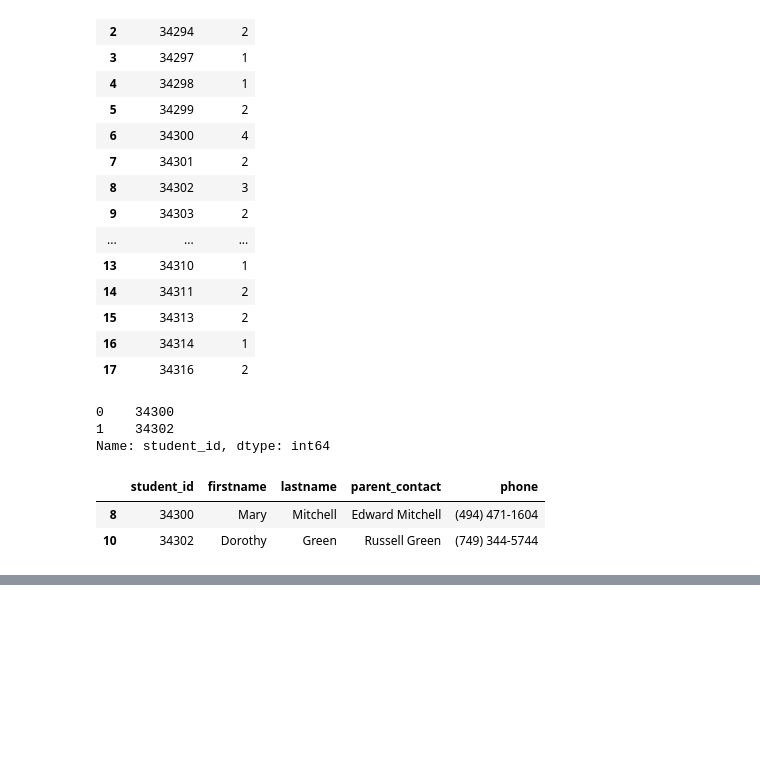
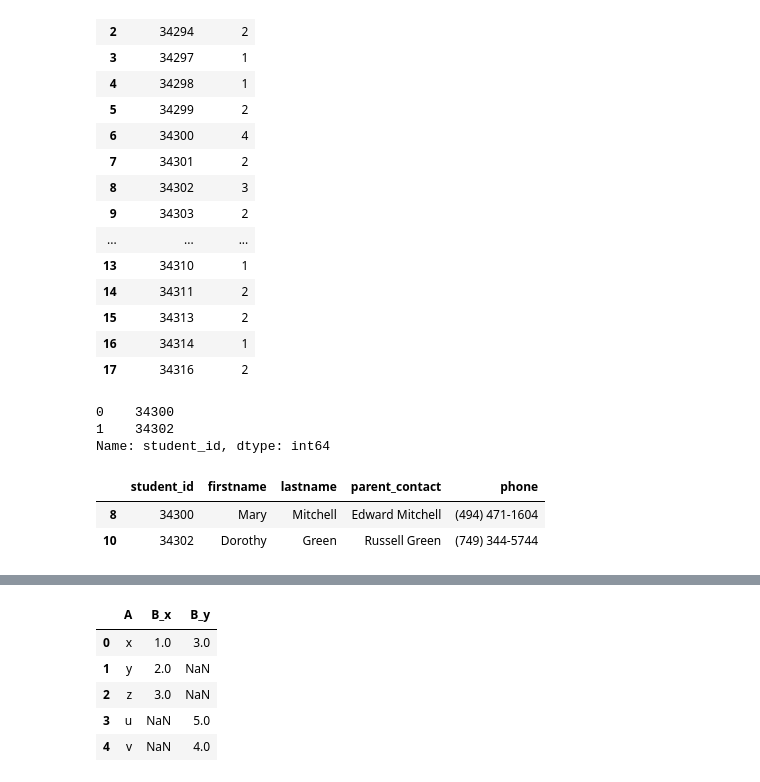
Before and after one commit to dilzio/ds_training, a Jupyter notebook: data_manipulation_in_python/section-6/Section 6 - Merging.ipynb, the cells around one changed output, grey strips where cells are left out. Saved outputs shown, nothing was run; the diff lists cells and outputs as text; code cells hidden in the pictures; blank space fills up the shorter version.

```diff
--- a/data_manipulation_in_python/section-6/Section 6 - Merging.ipynb
+++ b/data_manipulation_in_python/section-6/Section 6 - Merging.ipynb
@@ -268,0 +271,8 @@ final
+# %%
+'''
+outer join demo
+'''
+df_a = pd.DataFrame({"A": ["x", "y", "z"], "B": [1,2,3]})
+df_b = pd.DataFrame({"A": ["u", "v", "x"], "B": [5.0,4.0,3.0]})
+
+display(df_a, df_b)
@@ -268,0 +288,14 @@ final
+# %%
+'''
+the outer join will include all rows (the row that's inner joined on the
+value 'x' in the A column)
+'''
+
+pd.merge(df_a, df_b, on="A", how="outer")
+# %% [output]
+|  | A | B_x | B_y |
+| 0 | x | 1.0 | 3.0 |
+| 1 | y | 2.0 | NaN |
+| 2 | z | 3.0 | NaN |
+| 3 | u | NaN | 5.0 |
+| 4 | v | NaN | 4.0 |
```
Also changed, not shown: parts of 10 cells of this notebook, 8 other files.
